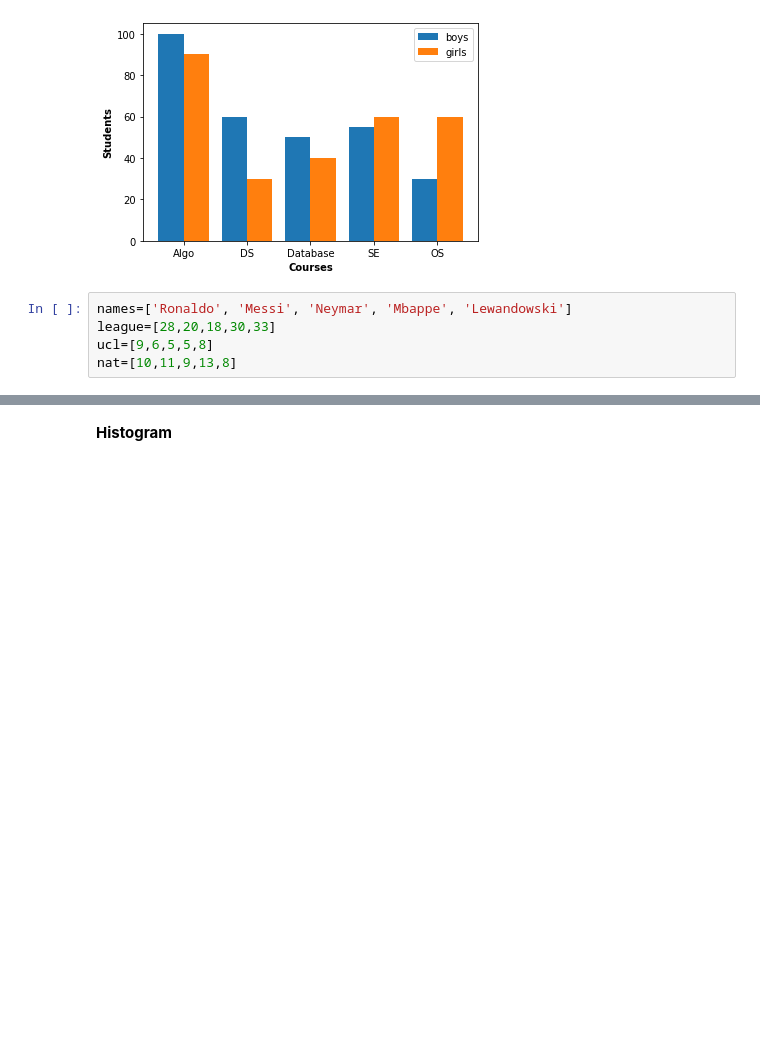
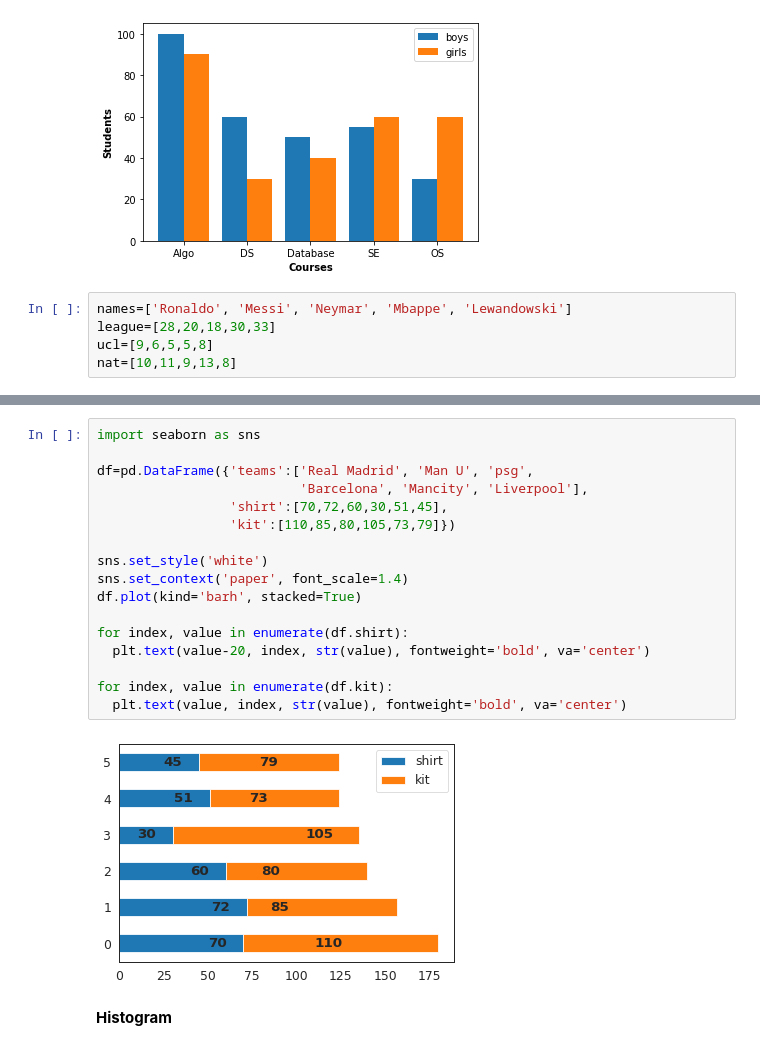
Before and after one commit to ShakilM26/Data-Visualization, a Jupyter notebook: matplotlib.ipynb, the cells around one changed output, grey strips where cells are left out. Saved outputs shown, nothing was run; the diff lists cells and outputs as text; blank space fills up the shorter version.

```diff
--- a/matplotlib.ipynb
+++ b/matplotlib.ipynb
@@ -99,3 +116,22 @@ plt.legend()
+# %%
+import seaborn as sns
+
+df=pd.DataFrame({'teams':['Real Madrid', 'Man U', 'psg',
+                          'Barcelona', 'Mancity', 'Liverpool'],
+                 'shirt':[70,72,60,30,51,45],
+                 'kit':[110,85,80,105,73,79]})
+
+sns.set_style('white')
+sns.set_context('paper', font_scale=1.4)
+df.plot(kind='barh', stacked=True)
+
+for index, value in enumerate(df.shirt):
+  plt.text(value-20, index, str(value), fontweight='bold', va='center')
+
+for index, value in enumerate(df.kit):
+  plt.text(value, index, str(value), fontweight='bold', va='center')
+# %% [output]
+[figure, added]
 # %% [markdown]
 **Histogram**
 # %%
```
Also changed, not shown: parts of 3 cells of this notebook.
